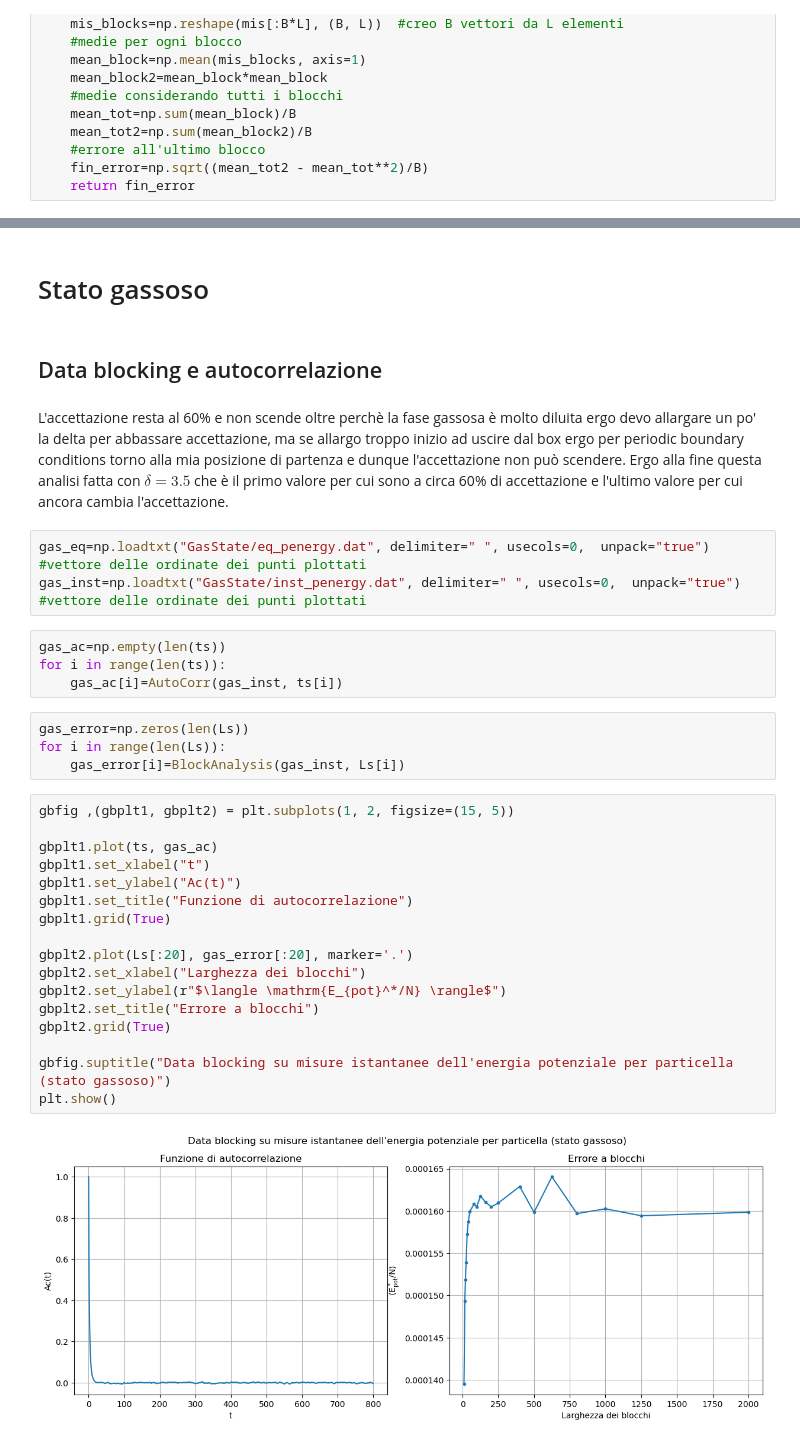
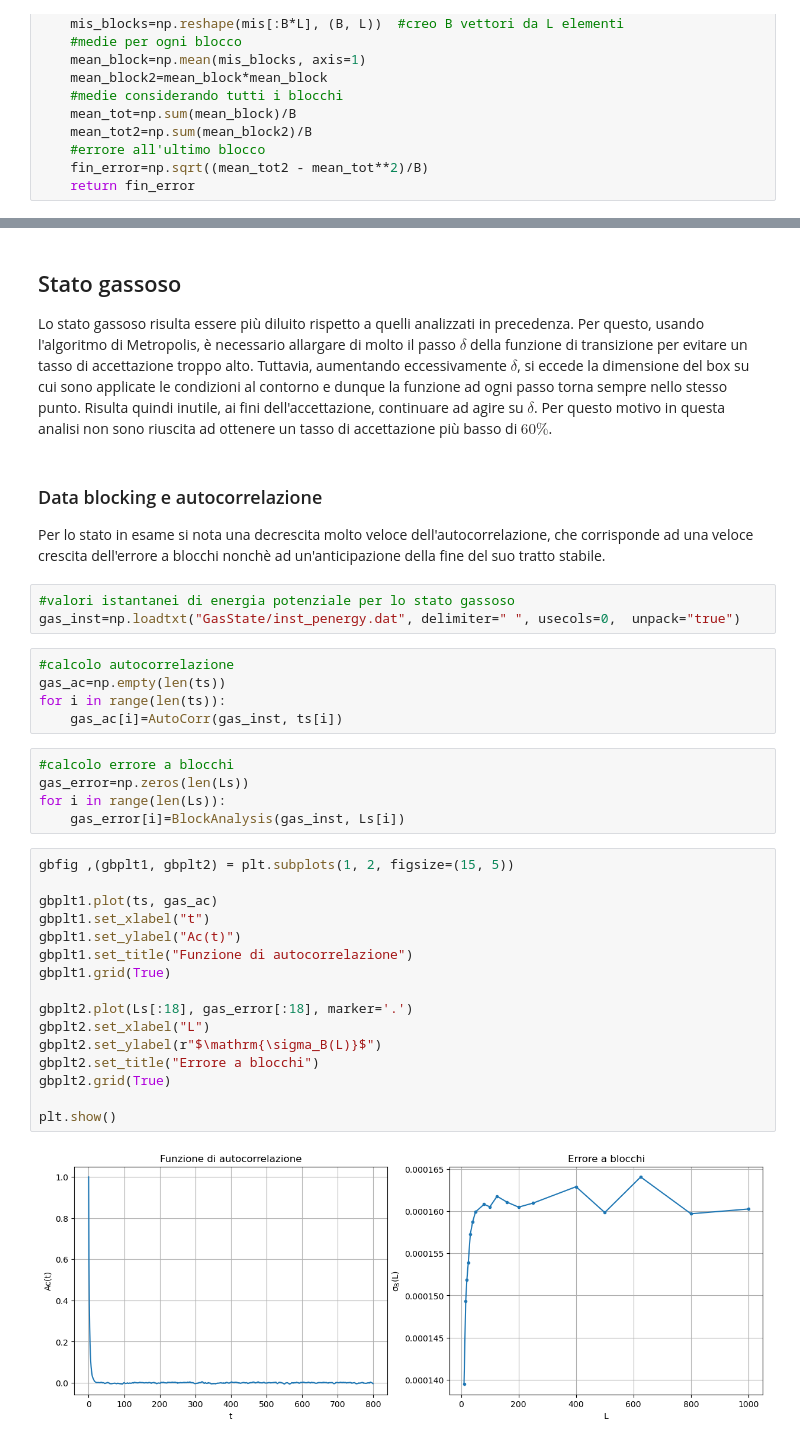
Before and after one commit to angela-bonato/LaboratorioSimulazioneNumerica, a Jupyter notebook: Es07/Esercitazione7.ipynb, the cells around one changed output, grey strips where cells are left out. Drawn from its saved outputs; the diff is of its cells as text.

```diff
--- a/Es07/Esercitazione7.ipynb
+++ b/Es07/Esercitazione7.ipynb
@@ -220,37 +242,40 @@ plt.show()
 # %% [markdown]
-# Stato gassoso
+## Stato gassoso
+
+Lo stato gassoso risulta essere più diluito rispetto a quelli analizzati in precedenza. Per questo, usando l'algoritmo di Metropolis, è necessario allargare di molto il passo $\delta$ della funzione di transizione per evitare un tasso di accettazione troppo alto. Tuttavia, aumentando eccessivamente $\delta$, si eccede la dimensione del box su cui sono applicate le condizioni al contorno e dunque la funzione ad ogni passo torna sempre nello stesso punto. Risulta quindi inutile, ai fini dell'accettazione, continuare ad agire su $\delta$. Per questo motivo in questa analisi non sono riuscita ad ottenere un tasso di accettazione più basso di $60\%$.
 # %% [markdown]
-## Data blocking e autocorrelazione
+### Data blocking e autocorrelazione
+
+Per lo stato in esame si nota una decrescita molto veloce dell'autocorrelazione, che corrisponde ad una veloce crescita dell'errore a blocchi nonchè ad un'anticipazione della fine del suo tratto stabile.
-# %% [markdown]
-L'accettazione resta al 60% e non scende oltre perchè la fase gassosa è molto diluita ergo devo allargare un po' la delta per abbassare accettazione, ma se allargo troppo inizio ad uscire dal box ergo per periodic boundary conditions torno alla mia posizione di partenza e dunque l'accettazione non può scendere. Ergo alla fine questa analisi fatta con $\delta = 3.5$ che è il primo valore per cui sono a circa 60% di accettazione e l'ultimo valore per cui ancora cambia l'accettazione.
 # %%
-gas_eq=np.loadtxt("GasState/eq_penergy.dat", delimiter=" ", usecols=0,  unpack="true")  #vettore delle ordinate dei punti plottati
-gas_inst=np.loadtxt("GasState/inst_penergy.dat", delimiter=" ", usecols=0,  unpack="true")  #vettore delle ordinate dei punti plottati
+#valori istantanei di energia potenziale per lo stato gassoso
+gas_inst=np.loadtxt("GasState/inst_penergy.dat", delimiter=" ", usecols=0,  unpack="true")
 # %%
+#calcolo autocorrelazione
 gas_ac=np.empty(len(ts))
 for i in range(len(ts)):
     gas_ac[i]=AutoCorr(gas_inst, ts[i])
 # %%
+#calcolo errore a blocchi
 gas_error=np.zeros(len(Ls))
 for i in range(len(Ls)):
     gas_error[i]=BlockAnalysis(gas_inst, Ls[i])
 # %%
 gbfig ,(gbplt1, gbplt2) = plt.subplots(1, 2, figsize=(15, 5))
 
 gbplt1.plot(ts, gas_ac)
 gbplt1.set_xlabel("t")
 gbplt1.set_ylabel("Ac(t)")
 gbplt1.set_title("Funzione di autocorrelazione")
 gbplt1.grid(True)
 
-gbplt2.plot(Ls[:20], gas_error[:20], marker='.')
-gbplt2.set_xlabel("Larghezza dei blocchi")
-gbplt2.set_ylabel(r"$\langle \mathrm{E_{pot}^*/N} \rangle$")
+gbplt2.plot(Ls[:18], gas_error[:18], marker='.')
+gbplt2.set_xlabel("L")
+gbplt2.set_ylabel(r"$\mathrm{\sigma_B(L)}$")
 gbplt2.set_title("Errore a blocchi")
 gbplt2.grid(True)
 
-gbfig.suptitle("Data blocking su misure istantanee dell'energia potenziale per particella (stato gassoso)")
 plt.show()
 # %% [output]
-[figure, old version]
+[figure, new version]
 # %% [markdown]
```
Also changed, not shown: parts of 25 cells of this notebook, 12 other files.
